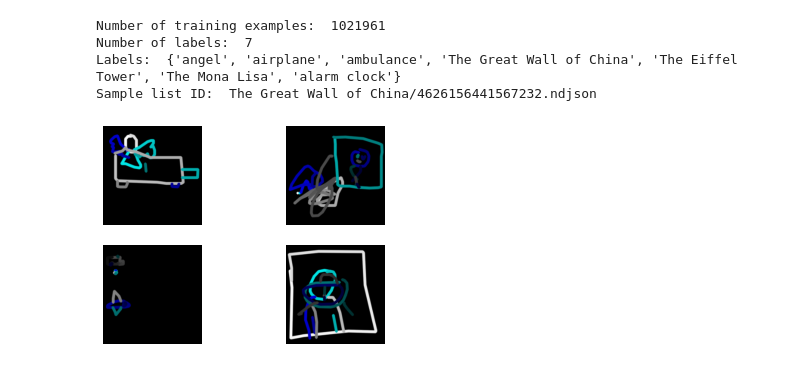
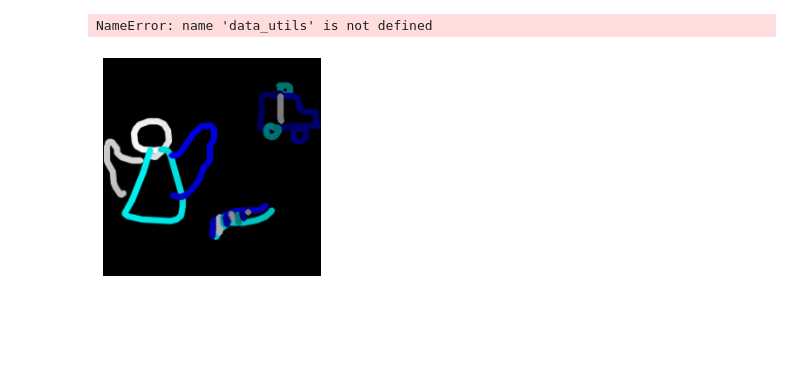
Before and after one commit to philhchen/PicIt, a Jupyter notebook: load_quickdraw_data.ipynb, the cells around one changed output. Saved outputs shown, nothing was run; the diff lists cells and outputs as text; code cells hidden in the pictures; blank space fills up the shorter version.

Commit message:
Update dataset to create jpegs

```diff
--- a/load_quickdraw_data.ipynb
+++ b/load_quickdraw_data.ipynb
@@ -1,30 +1,26 @@
 # %%
-from data import data_utils
+from data import data_utils, datasets
 
-list_ids, labels = data_utils.parse_dataset()
+quick_draw_dataset = datasets.QuickDrawDataset()
 
-print('Number of training examples: ', len(list_ids))
-print('Number of labels: ', len(labels))
-print('Labels: ', labels)
-print('Sample list ID: ', list_ids[0])
+print('Number of training examples: ', len(quick_draw_dataset))
+print('Number of labels: ', len(quick_draw_dataset.labels_to_indices))
+print('Labels: ', quick_draw_dataset.labels_to_indices.keys())
+print('Sample list ID: ', quick_draw_dataset.list_IDs[0])
 # %% [output]
-Number of training examples:  1021961
-Number of labels:  7
-Labels:  {'angel', 'airplane', 'ambulance', 'The Great Wall of China', 'The Eiffel Tower', 'The Mona Lisa', 'alarm clock'}
-Sample list ID:  The Great Wall of China/4626156441567232.ndjson
+NameError: name 'data_utils' is not defined
 # %%
 import matplotlib.pyplot as plt
 import numpy as np
 
 from data import datasets
 
-num_images_to_generate = 4
+num_images_to_generate = 1
 nums = np.random.randint(2, 4, num_images_to_generate)
-quick_draw_dataset = datasets.QuickDrawDataset(list_ids, labels)
 for i, num in enumerate(nums):
-    sketch, labels = quick_draw_dataset.get_random_composite_drawing(num)
-    plt.subplot(2, 2, i + 1)
+    sketch, sketch_labels = quick_draw_dataset.get_random_composite_drawing(num)
+    plt.subplot(1, 1, i + 1)
     plt.imshow(data_utils.decode_drawing(sketch))
     plt.axis('off')
 # %% [output]
-[figure, old version]
+[figure, new version]
```
Also changed, not shown: parts of 1 cell of this notebook, 4 other files.
